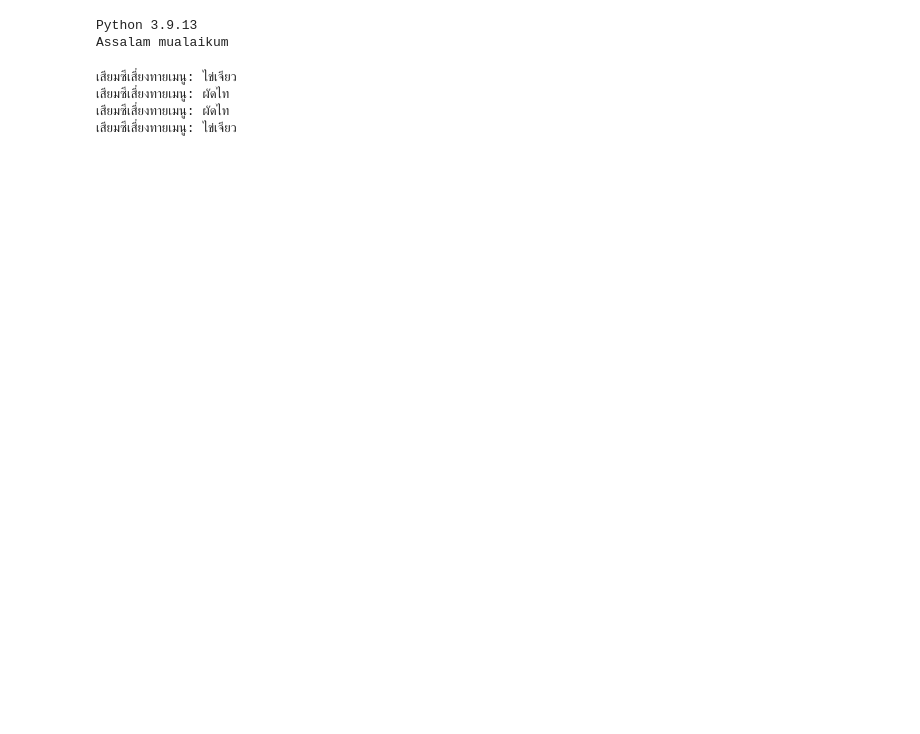
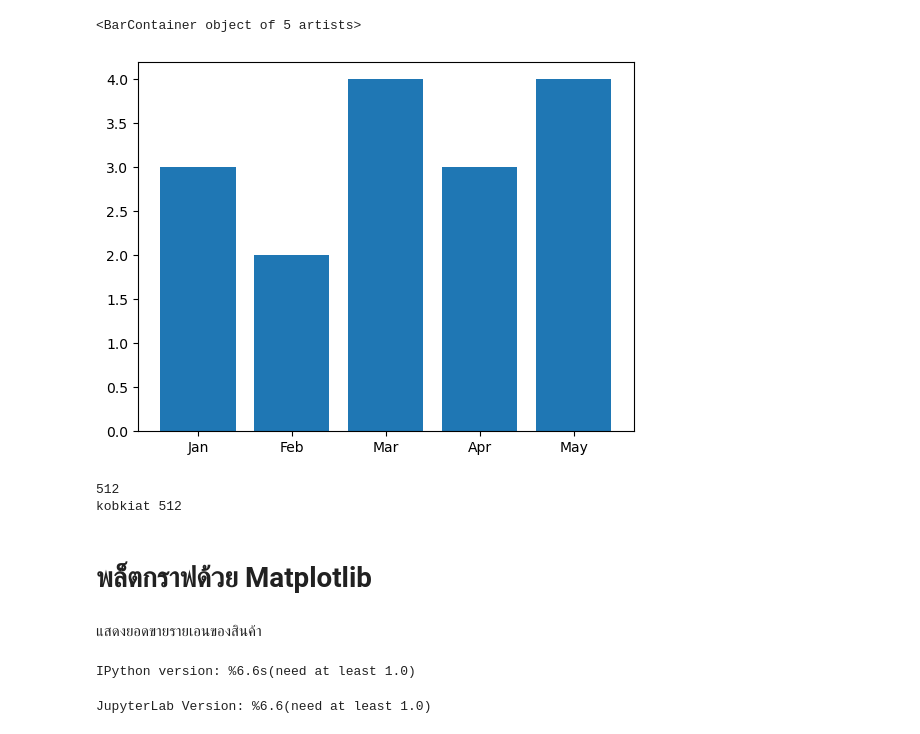
Before and after one commit to langsari/data-science-with-python-2022, a Jupyter notebook: test1.ipynb, the cells around one changed output. Drawn from its saved outputs; the diff is of its cells as text; code cells hidden in the pictures; blank space fills up the shorter version.

```diff
--- a/test1.ipynb
+++ b/test1.ipynb
@@ -1,6 +0,0 @@
-# %%
-!python --version
-print("Assalam mualaikum")
-# %% [output]
-Python 3.9.13
-Assalam mualaikum
@@ -11,13 +1,34 @@ checker = "y"
-# %%
-while True:
-    if checker == "y":
-        menu = random.choice(foodList)
-        print("เสียมซีเสี่ยงทายเมนู:", menu)
-        checker = input("เสี่ยทายอีกครั้งมั้ย (y อีกครั้ง n ไม่):")
-    else:
-        break
-# %% [output]
-เสียมซีเสี่ยงทายเมนู: ไข่เจียว
-เสียมซีเสี่ยงทายเมนู: ผัดไท
-เสียมซีเสี่ยงทายเมนู: ผัดไท
-เสียมซีเสี่ยงทายเมนู: ไข่เจียว
+# %%
+%matplotlib inline
+import matplotlib.pyplot as plt
+y = [3,2,4,3,4]
+x = ['Jan','Feb','Mar','Apr','May']
+plt.bar(x,y)
+# %% [output]
+<BarContainer object of 5 artists>
+[figure, added]
+# %%
+b = 512
+print(b)
+
+name = 'kobkiat'
+print(name, b)
+
+b = 512
+# %% [output]
+512
+kobkiat 512
+# %% [markdown]
+# พล็ตกราฟด้วย Matplotlib
+# %% [markdown]
+แสดงยอดขายรายเอนของสินค้า
+# %%
+import IPython
+print("IPython version: %6.6s(need at least 1.0)")
+# %% [output]
+IPython version: %6.6s(need at least 1.0)
+# %%
+import jupyterlab
+print("JupyterLab Version: %6.6(need at least 1.0)")
+# %% [output]
+JupyterLab Version: %6.6(need at least 1.0)
```
Also changed, not shown: parts of 130 cells of this notebook, 7 other files.
